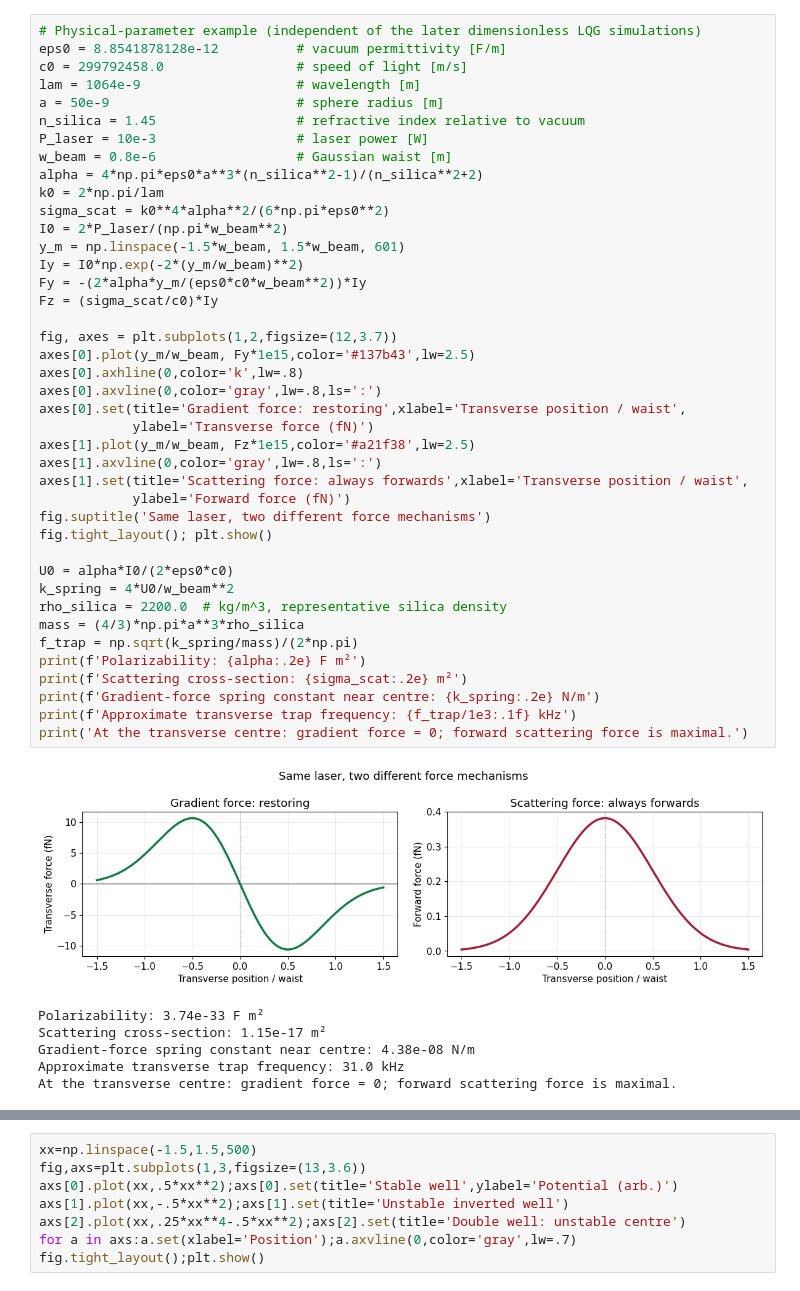
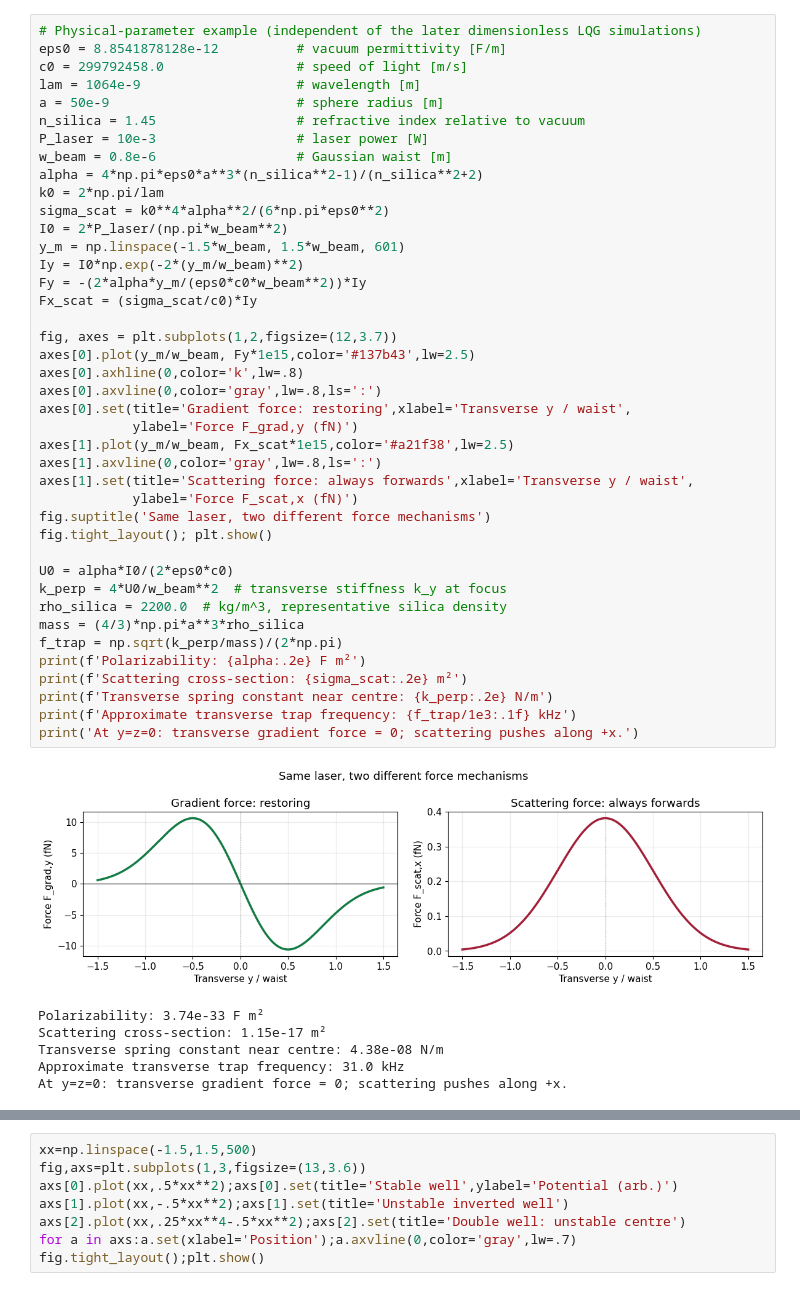
Before and after one commit to phwl/levcontrol, a Jupyter notebook: pylqg_project/notebooks/levitated_optomechanics_LQG_1d.ipynb, the cells around one changed output, grey strips where cells are left out. Drawn from its saved outputs; the diff is of its cells as text.

```diff
--- a/pylqg_project/notebooks/levitated_optomechanics_LQG_1d.ipynb
+++ b/pylqg_project/notebooks/levitated_optomechanics_LQG_1d.ipynb
@@ -158,46 +210,46 @@ Notice that $F_{\mathrm{grad},y}$ changes *sign* across the beam centre (a resto
 eps0 = 8.8541878128e-12          # vacuum permittivity [F/m]
 c0 = 299792458.0                 # speed of light [m/s]
 lam = 1064e-9                    # wavelength [m]
 a = 50e-9                        # sphere radius [m]
 n_silica = 1.45                  # refractive index relative to vacuum
 P_laser = 10e-3                  # laser power [W]
 w_beam = 0.8e-6                  # Gaussian waist [m]
 alpha = 4*np.pi*eps0*a**3*(n_silica**2-1)/(n_silica**2+2)
 k0 = 2*np.pi/lam
 sigma_scat = k0**4*alpha**2/(6*np.pi*eps0**2)
 I0 = 2*P_laser/(np.pi*w_beam**2)
 y_m = np.linspace(-1.5*w_beam, 1.5*w_beam, 601)
 Iy = I0*np.exp(-2*(y_m/w_beam)**2)
 Fy = -(2*alpha*y_m/(eps0*c0*w_beam**2))*Iy
-Fz = (sigma_scat/c0)*Iy
+Fx_scat = (sigma_scat/c0)*Iy
 
 fig, axes = plt.subplots(1,2,figsize=(12,3.7))
 axes[0].plot(y_m/w_beam, Fy*1e15,color='#137b43',lw=2.5)
 axes[0].axhline(0,color='k',lw=.8)
 axes[0].axvline(0,color='gray',lw=.8,ls=':')
-axes[0].set(title='Gradient force: restoring',xlabel='Transverse position / waist',
-            ylabel='Transverse force (fN)')
-axes[1].plot(y_m/w_beam, Fz*1e15,color='#a21f38',lw=2.5)
+axes[0].set(title='Gradient force: restoring',xlabel='Transverse y / waist',
+            ylabel='Force F_grad,y (fN)')
+axes[1].plot(y_m/w_beam, Fx_scat*1e15,color='#a21f38',lw=2.5)
 axes[1].axvline(0,color='gray',lw=.8,ls=':')
-axes[1].set(title='Scattering force: always forwards',xlabel='Transverse position / waist',
-            ylabel='Forward force (fN)')
+axes[1].set(title='Scattering force: always forwards',xlabel='Transverse y / waist',
+            ylabel='Force F_scat,x (fN)')
 fig.suptitle('Same laser, two different force mechanisms')
 fig.tight_layout(); plt.show()
 
 U0 = alpha*I0/(2*eps0*c0)
-k_spring = 4*U0/w_beam**2
+k_perp = 4*U0/w_beam**2  # transverse stiffness k_y at focus
 rho_silica = 2200.0  # kg/m^3, representative silica density
 mass = (4/3)*np.pi*a**3*rho_silica
-f_trap = np.sqrt(k_spring/mass)/(2*np.pi)
+f_trap = np.sqrt(k_perp/mass)/(2*np.pi)
 print(f'Polarizability: {alpha:.2e} F m²')
 print(f'Scattering cross-section: {sigma_scat:.2e} m²')
-print(f'Gradient-force spring constant near centre: {k_spring:.2e} N/m')
+print(f'Transverse spring constant near centre: {k_perp:.2e} N/m')
 print(f'Approximate transverse trap frequency: {f_trap/1e3:.1f} kHz')
-print('At the transverse centre: gradient force = 0; forward scattering force is maximal.')
+print('At y=z=0: transverse gradient force = 0; scattering pushes along +x.')
 # %% [output]
-[figure, old version]
+[figure, new version]
 Polarizability: 3.74e-33 F m²
 Scattering cross-section: 1.15e-17 m²
-Gradient-force spring constant near centre: 4.38e-08 N/m
+Transverse spring constant near centre: 4.38e-08 N/m
 Approximate transverse trap frequency: 31.0 kHz
-At the transverse centre: gradient force = 0; forward scattering force is maximal.
+At y=z=0: transverse gradient force = 0; scattering pushes along +x.
```
Also changed, not shown: parts of 34 cells of this notebook, 2 other files.
